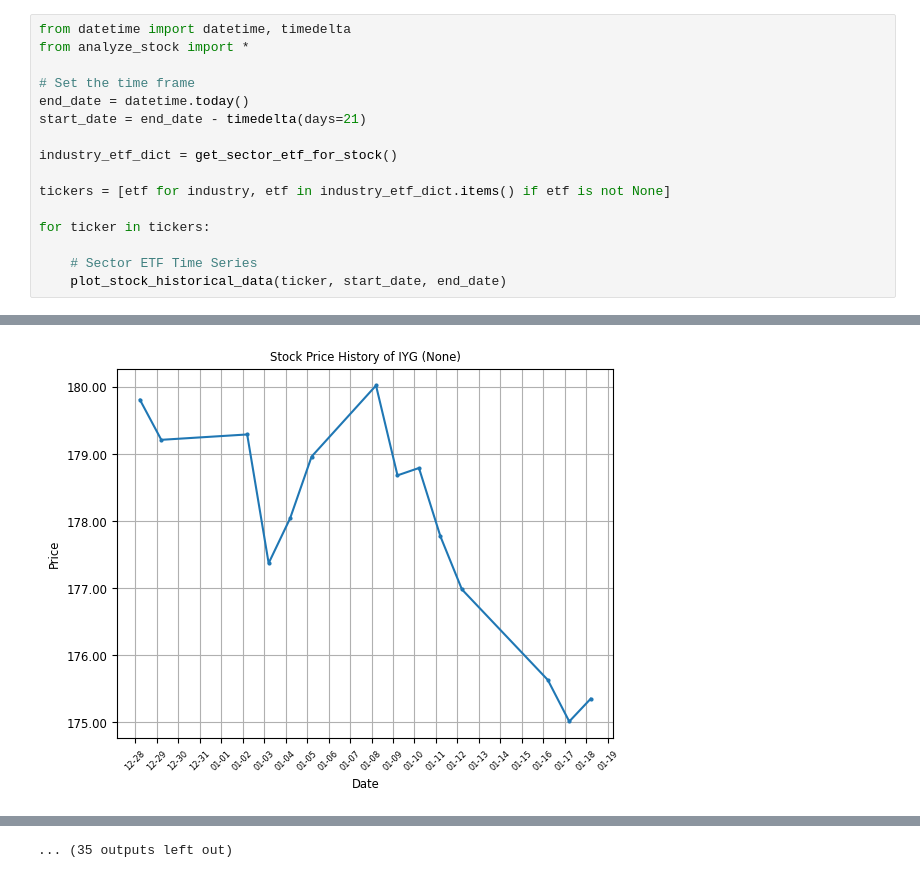
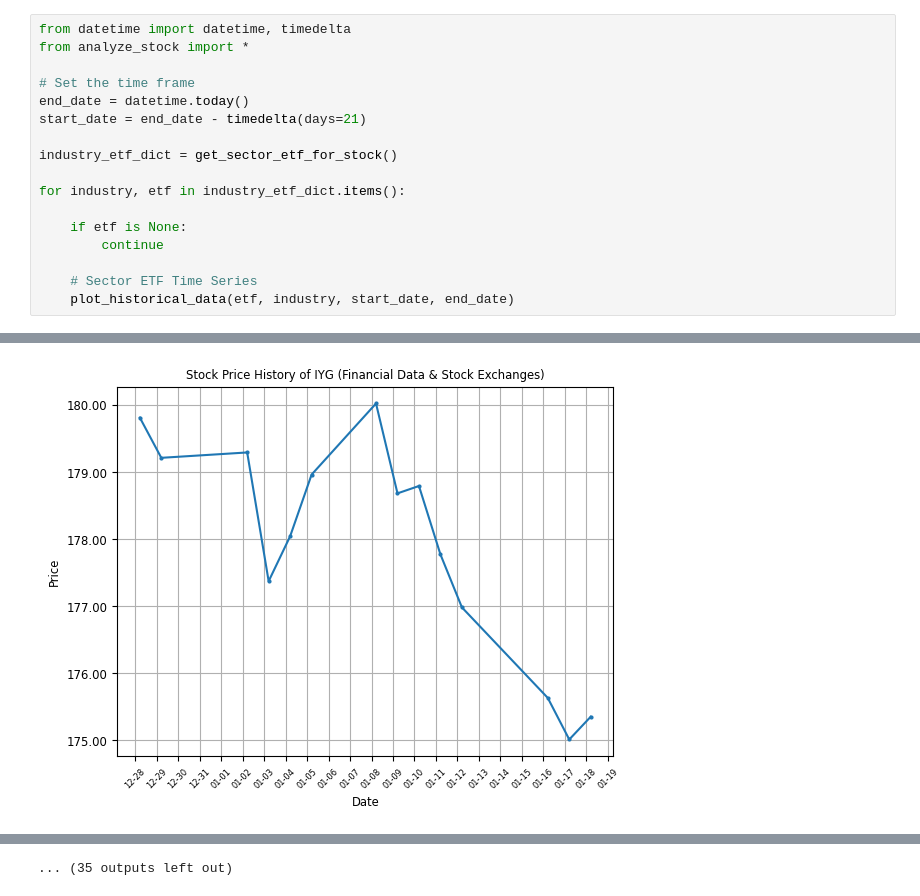
Before and after one commit to SaumikDana/Machine_Learning_Trading, a Jupyter notebook: data/etf_analysis.ipynb, the cells around one changed output, grey strips where cells are left out. Saved outputs shown, nothing was run; the diff lists cells and outputs as text.

```diff
--- a/data/etf_analysis.ipynb
+++ b/data/etf_analysis.ipynb
@@ -8,10 +8,11 @@ start_date = end_date - timedelta(days=21)
 
 industry_etf_dict = get_sector_etf_for_stock()
 
-tickers = [etf for industry, etf in industry_etf_dict.items() if etf is not None]
+for industry, etf in industry_etf_dict.items():
 
-for ticker in tickers:
+    if etf is None:
+        continue
 
     # Sector ETF Time Series
-    plot_stock_historical_data(ticker, start_date, end_date)
+    plot_historical_data(etf, industry, start_date, end_date)
 # %% [output]
@@ -21 +22 @@ for ticker in tickers:
-[figure, old version]
+[figure, new version]
```
Also changed, not shown: parts of 1 cell of this notebook.
